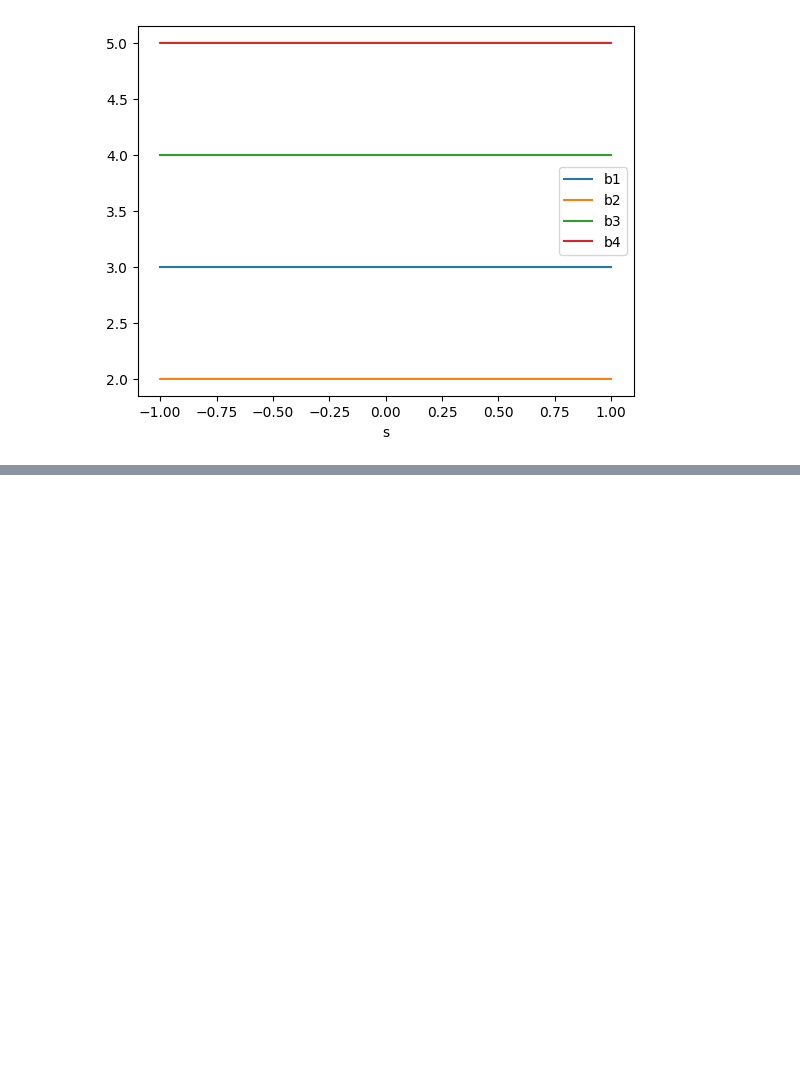
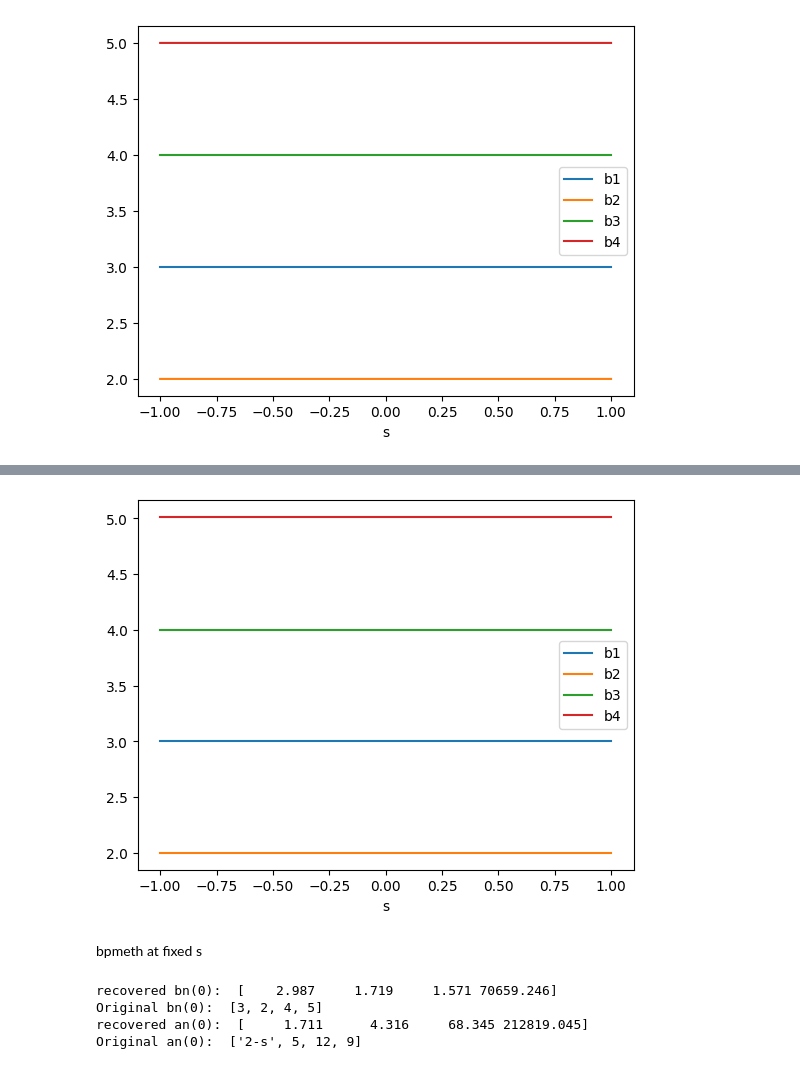
Before and after one commit to marcoliniF/bpmeth, a Jupyter notebook: preliminaryTrials/2.3abphiBABab_roundmeshgrid.ipynb, the cells around one changed output, grey strips where cells are left out. Cells and saved outputs as stored; diff of their text form; code cells hidden in the pictures; blank space fills up the shorter version.

```diff
--- a/preliminaryTrials/2.3abphiBABab_roundmeshgrid.ipynb
+++ b/preliminaryTrials/2.3abphiBABab_roundmeshgrid.ipynb
@@ -467,6 +580,25 @@ plt.show()
+# %%
+#HA as a function of s:
+def LH_s_grid(fieldyix, ss,korder):
+    svals = np.unique(ss)
+    bofs = np.zeros((len(svals), korder))
+
+    #coeffsstd = np.zeros((len(svals), order))
+    for i in range(len(svals)):
+        _, bofs[i] = LHongrid(ByiBxongrid=fieldyix ,s_index=i, nk=korder)
+
+    return svals, bofs
+sss, bofs = LH_s_grid(fieldyix=curlyix,ss=ss, korder=4)
+for j in range(bofs.shape[1]):
+    plt.plot(sss, bofs[:,j], label='b'+str(j+1))
+plt.legend()
+plt.xlabel('s')
+plt.show()
+# %% [output]
+[figure, added]
+# %% [markdown]
+bpmeth at fixed s
 # %%
-# Choose a fixed s value (s=0 is the magnet center)
-s_fixed = sarr[25]
 datafieldmap = np.column_stack([
     xarr.ravel(),
     yarr.ravel(),
@@ -476,15 +608,21 @@ datafieldmap = np.column_stack([
     curl_s.ravel()
 ])
 curlfieldmap =bpmeth.fieldmaps.Fieldmap(datafieldmap)
+s_fixed = ss[25]
 bnianfromcurl=curlfieldmap.harmonic_analysis_at_s(spos=s_fixed, order=4, rmin=rmin, rmax=rmax, nr=nr, radius=0.01 )
 
 bn=bnianfromcurl.real[:len(b_coeffs)]
 an=bnianfromcurl.imag[:len(a_coeffs)]
 
-print("recovered bn(0): ",bn )
-print("Original bn(0): ", b_coeffs)
-print("recovered an(0): ", an )
-print("Original an(0): ", a_coeffs)
+print("recovered bn: ",bn )
+print("Original bn: ", b_coeffs)
+print("recovered an: ", an )
+print("Original an: ", a_coeffs)
+# %% [output]
+recovered bn(0):  [    2.987     1.719     1.571 70659.246]
+Original bn(0):  [3, 2, 4, 5]
+recovered an(0):  [     1.711      4.316     68.345 212819.045]
+Original an(0):  ['2-s', 5, 12, 9]
 # %%
 #Since there is no s dependence in the original coefficients i can use fft
 bnianfft=curlfieldmap.fft_at_s(spos=s_fixed, r=0.22, radius=0.06)
```
Also changed, not shown: parts of 15 cells of this notebook, 1 other file.
